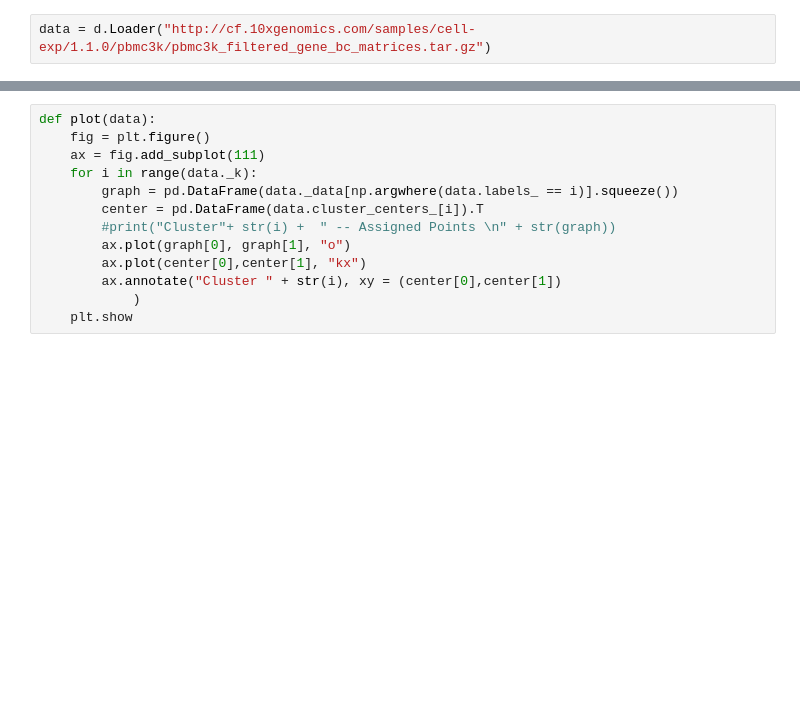
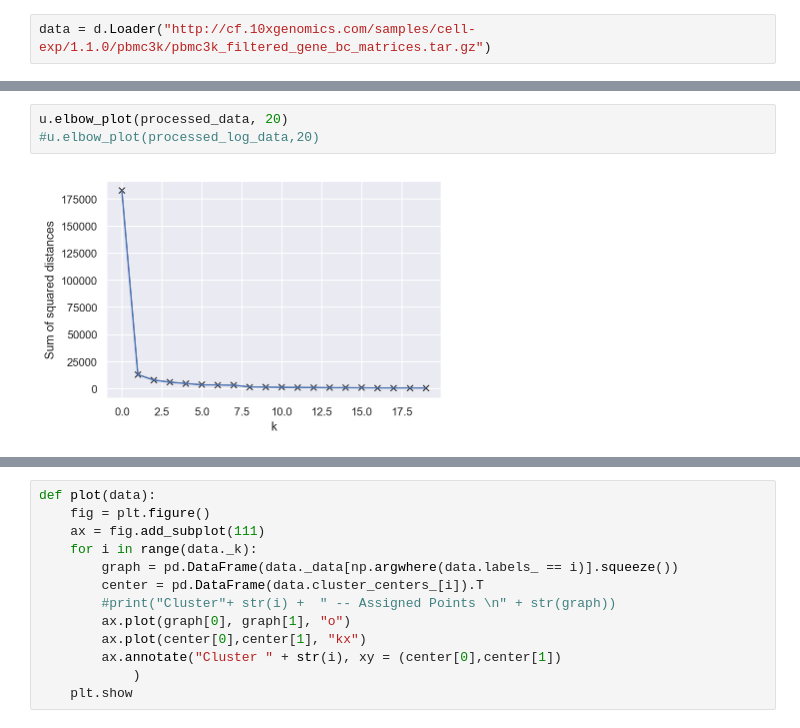
Before and after one commit to datascience-mobi/project-04-group-04, a Jupyter notebook: Analysis sheet.ipynb, the cells around one changed output, grey strips where cells are left out. Saved outputs shown, nothing was run; the diff lists cells and outputs as text; blank space fills up the shorter version.

```diff
--- a/Analysis sheet.ipynb
+++ b/Analysis sheet.ipynb
@@ -736,0 +797,5 @@ pbmc_sorted
+# %%
+u.elbow_plot(processed_data, 20)
+#u.elbow_plot(processed_log_data,20)
+# %% [output]
+[figure, added]
```
Also changed, not shown: parts of 58 cells of this notebook, 1 other file.
